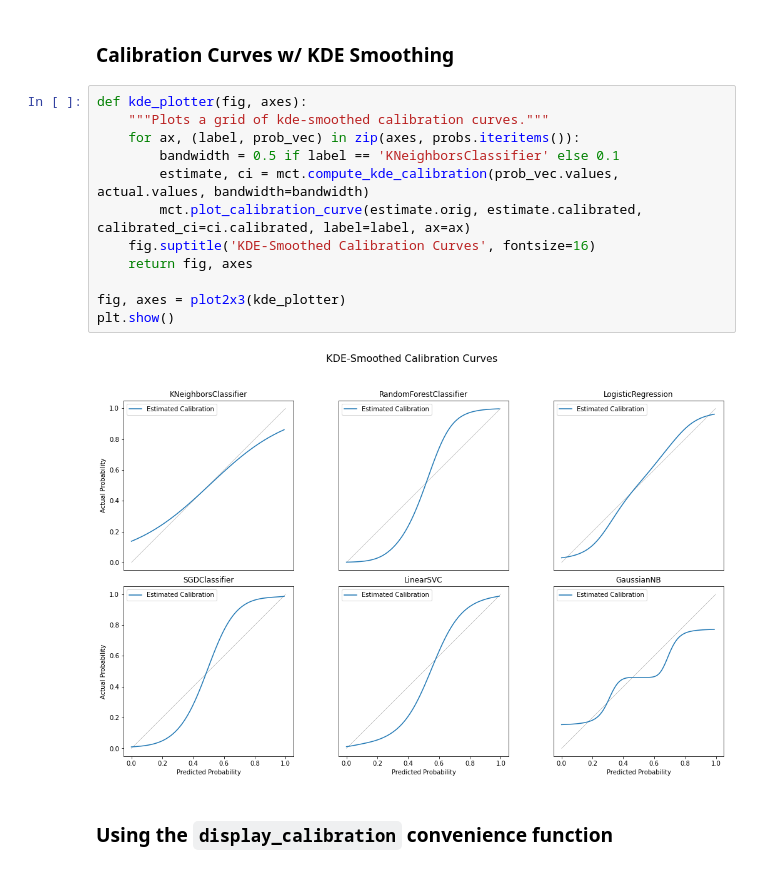
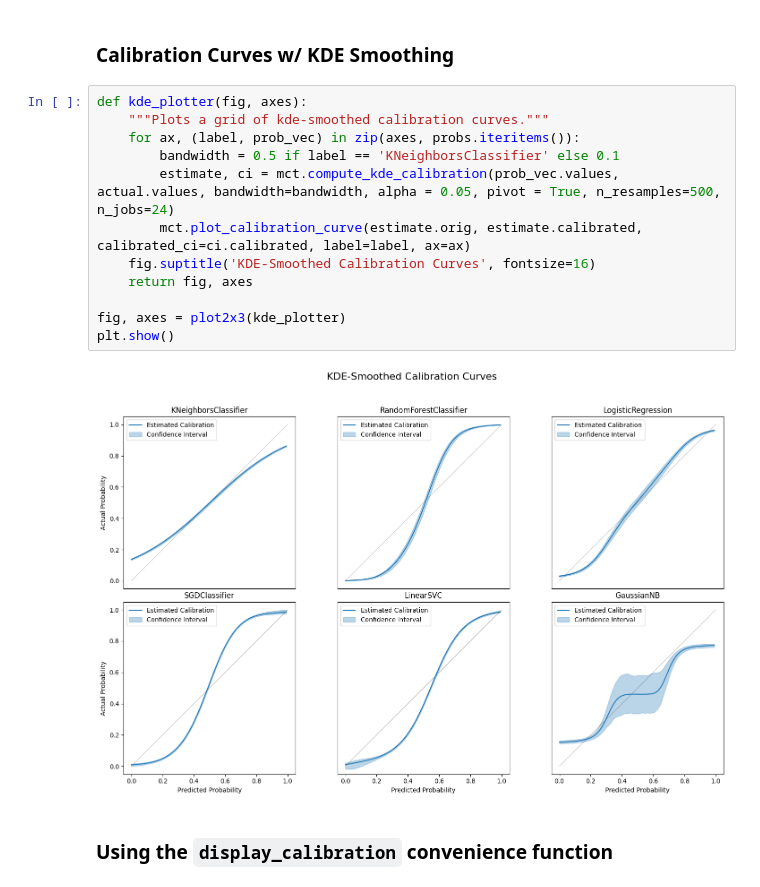
Before and after one commit to ComputationalMedicineLab/model_calibration_tools, a Jupyter notebook: ExampleUsage.ipynb, the cells around one changed output. Saved outputs shown, nothing was run; the diff lists cells and outputs as text.

```diff
--- a/ExampleUsage.ipynb
+++ b/ExampleUsage.ipynb
@@ -120,17 +120,17 @@ plt.show()
 # %%
 def kde_plotter(fig, axes):
     """Plots a grid of kde-smoothed calibration curves."""
     for ax, (label, prob_vec) in zip(axes, probs.iteritems()):
         bandwidth = 0.5 if label == 'KNeighborsClassifier' else 0.1
-        estimate, ci = mct.compute_kde_calibration(prob_vec.values, actual.values, bandwidth=bandwidth)
+        estimate, ci = mct.compute_kde_calibration(prob_vec.values, actual.values, bandwidth=bandwidth, alpha = 0.05, pivot = True, n_resamples=500, n_jobs=24)
         mct.plot_calibration_curve(estimate.orig, estimate.calibrated, calibrated_ci=ci.calibrated, label=label, ax=ax)
     fig.suptitle('KDE-Smoothed Calibration Curves', fontsize=16)
     return fig, axes
 
 fig, axes = plot2x3(kde_plotter)
 plt.show()
 # %% [output]
-[figure, old version]
+[figure, new version]
 # %% [markdown]
 ### Using the  `display_calibration` convenience function
 # %%
```
Also changed, not shown: parts of 3 cells of this notebook, 1 other file.
